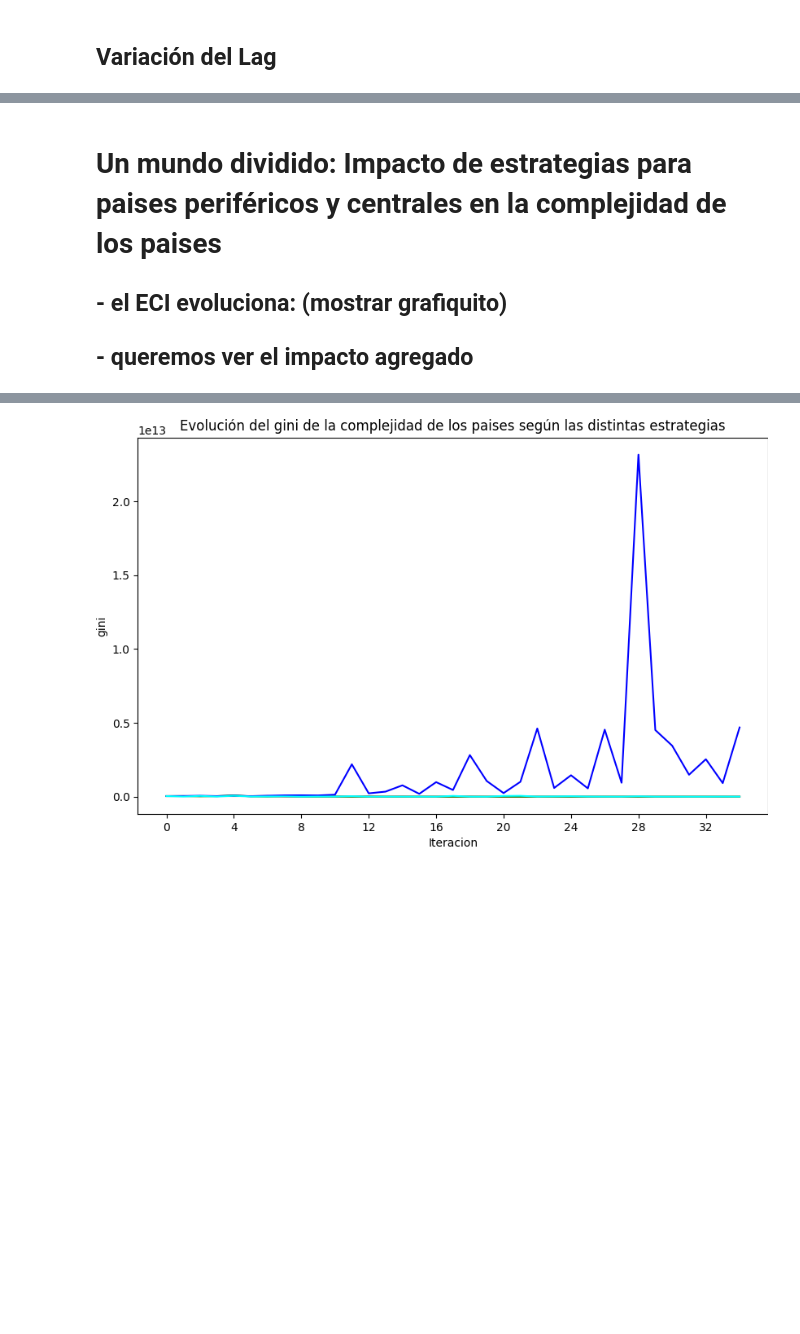
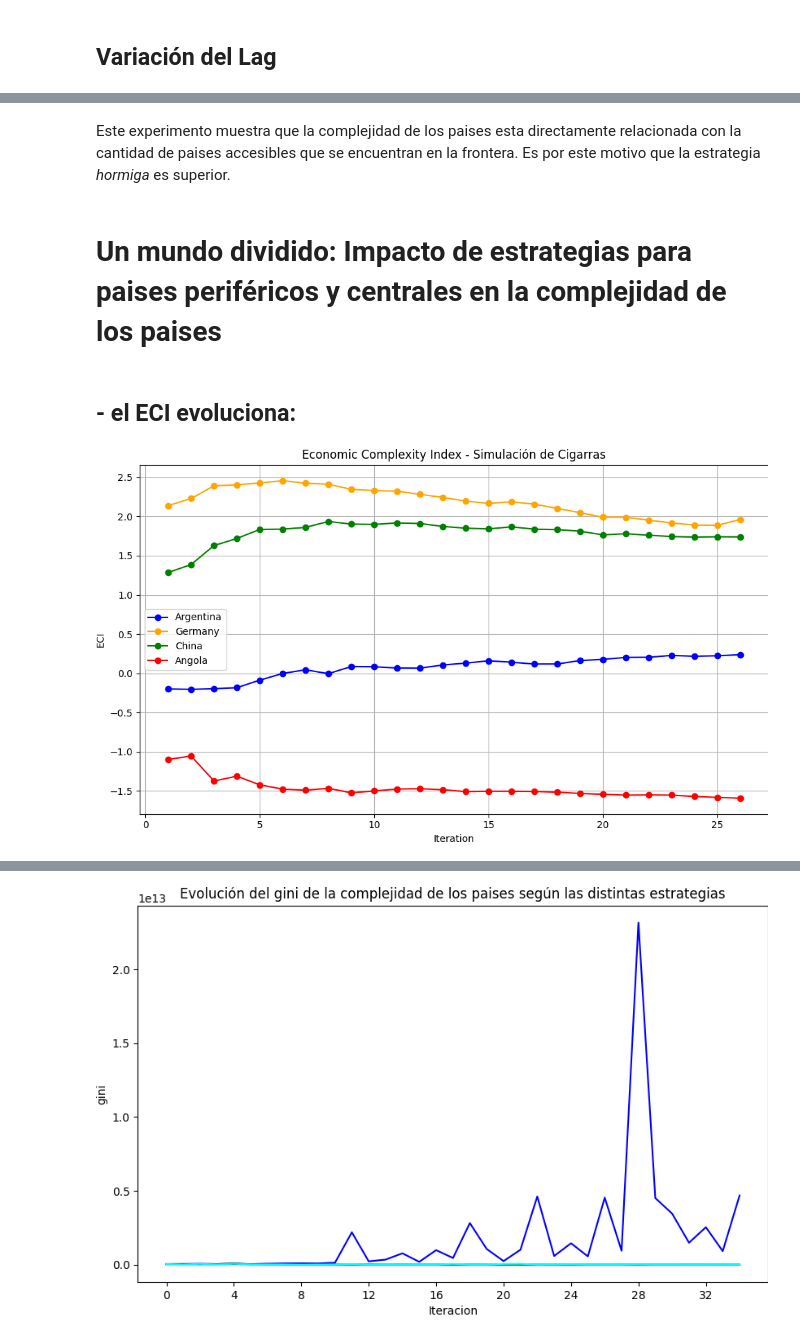
Before and after one commit to CatrielD/msscae-tp-final, a Jupyter notebook: Presentacion.ipynb, the cells around one changed output, grey strips where cells are left out. Cells and saved outputs as stored; diff of their text form; code cells hidden in the pictures; blank space fills up the shorter version.

```diff
--- a/Presentacion.ipynb
+++ b/Presentacion.ipynb
@@ -299,5 +335,11 @@ Este experimento muestra que la complejidad de los paises esta directamente rela
+# %% [markdown]
+Este experimento muestra que la complejidad de los paises esta directamente relacionada con la cantidad de paises accesibles que se encuentran en la frontera. Es por este motivo que la estrategia *hormiga* es superior.
 # %% [markdown]
 # Un mundo dividido: Impacto de estrategias para paises periféricos y centrales en la complejidad de los paises
-## - el ECI evoluciona: (mostrar grafiquito)
-## - queremos ver el impacto agregado
+# %% [markdown]
+## - el ECI evoluciona:
+# %%
+Image(filename="./img/evolucion-eci-cuatro-paises.png")
+# %% [output]
+[figure, added]
 # %% [markdown]
```
Also changed, not shown: parts of 40 cells of this notebook, 2 other files.
